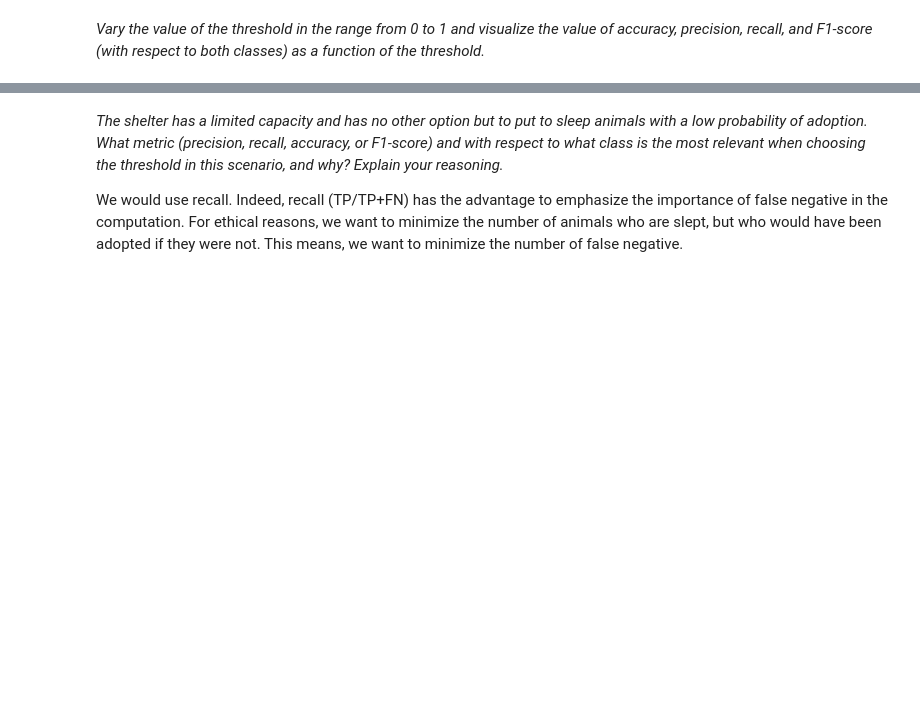
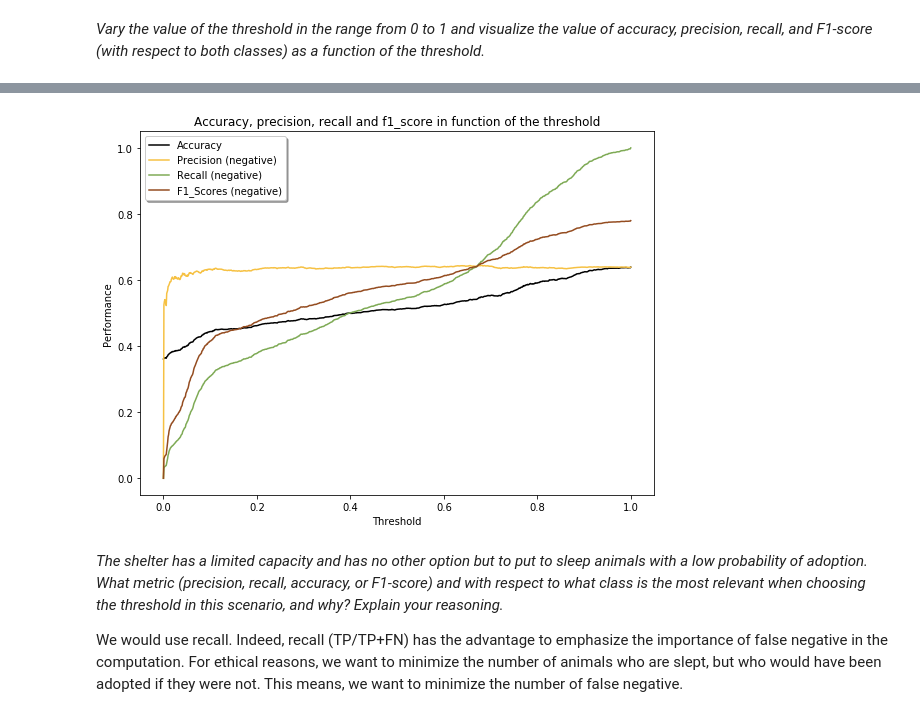
Before and after one commit to vbruttin/ada_homeworks, a Jupyter notebook: Homework4.ipynb, the cells around one changed output, grey strips where cells are left out. Saved outputs shown, nothing was run; the diff lists cells and outputs as text; code cells hidden in the pictures; blank space fills up the shorter version.

```diff
--- a/Homework4.ipynb
+++ b/Homework4.ipynb
@@ -437,3 +465,31 @@ plt.show()
+# %%
+# Plot the accuracy, precision, recall and f1_score in function of the threshold
+y1_plot = df_stats['Accuracy'].values
+y3_plot = df_stats['Precision (negative)'].values
+y5_plot = df_stats['Recall (negative)'].values
+y7_plot = df_stats['F1_Scores (negative)'].values
+x_plot = df_stats['Threshold'].values
+
+fig, ax = plt.subplots(figsize=(8, 6))
+index = range(len(y1_plot))
+
+# Plot each parameter with color-blind friendly colors
+ax.plot(x_plot, y1_plot, label='Accuracy', color='#000000')
+ax.plot(x_plot, y3_plot, label='Precision (negative)', color='#F6C143')
+ax.plot(x_plot, y5_plot, label='Recall (negative)', color='#7EAA55')
+ax.plot(x_plot, y7_plot, label='F1_Scores (negative)', color='#944C20')
+
+# Aesthetic adjustments
+ax.legend(shadow=True)
+ax.set_xlabel('Threshold')
+ax.set_ylabel('Performance')
+ax.set_title('Accuracy, precision, recall and f1_score in function of the threshold')
+fig.tight_layout()
+
+plt.savefig("Performance_threshold")
+plt.show()
+# %% [output]
+[figure, added]
 # %% [markdown]
 _The shelter has a limited capacity and has no other option but to put to sleep animals with a low probability of adoption. What metric (precision, recall, accuracy, or F1-score) and with respect to what class is the most relevant when choosing the threshold in this scenario, and why? Explain your reasoning._
 
```
Also changed, not shown: parts of 18 cells of this notebook.
